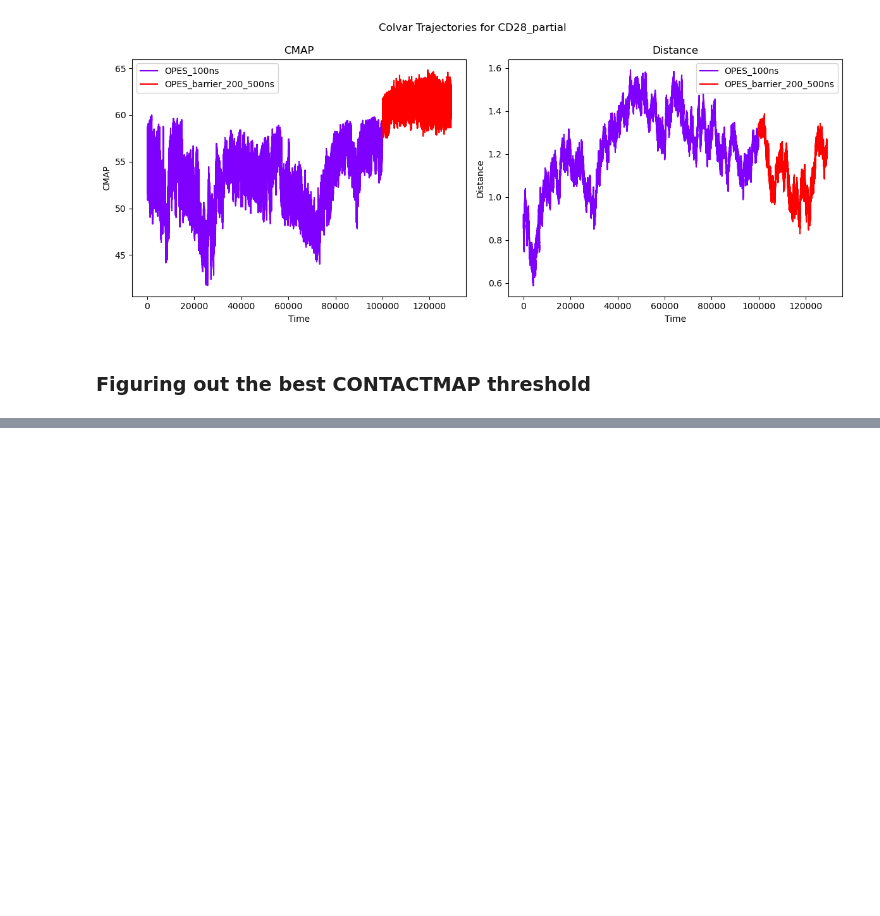
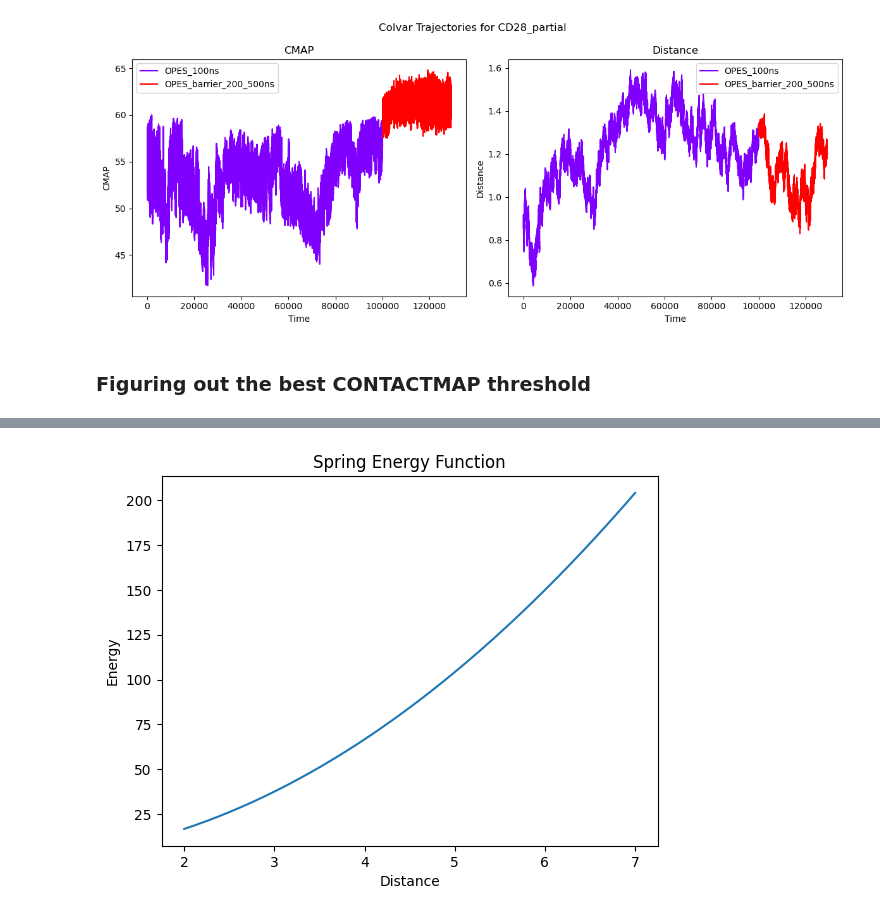
Before and after one commit to jakublala/openmm-md, a Jupyter notebook: scripts/analysis.ipynb, the cells around one changed output, grey strips where cells are left out. Saved outputs shown, nothing was run; the diff lists cells and outputs as text; code cells hidden in the pictures; blank space fills up the shorter version.

```diff
--- a/scripts/analysis.ipynb
+++ b/scripts/analysis.ipynb
@@ -551,0 +577,15 @@ for system in systems:
+# %%
+def spring_energy_func(x, k, at):
+    return 0.5 * k * (x - at)**2
+
+x = np.linspace(2, 7, 1000)
+y = spring_energy_func(x, 50/6, 0)
+
+plt.plot(x, y)
+plt.gca().yaxis.set_major_formatter(plt.FuncFormatter(lambda x, p: format(int(x), ',')))
+plt.title('Spring Energy Function')
+plt.xlabel('Distance')
+plt.ylabel('Energy')
+plt.show()
+# %% [output]
+[figure, added]
```
Also changed, not shown: parts of 2 cells of this notebook, 3 other files.
